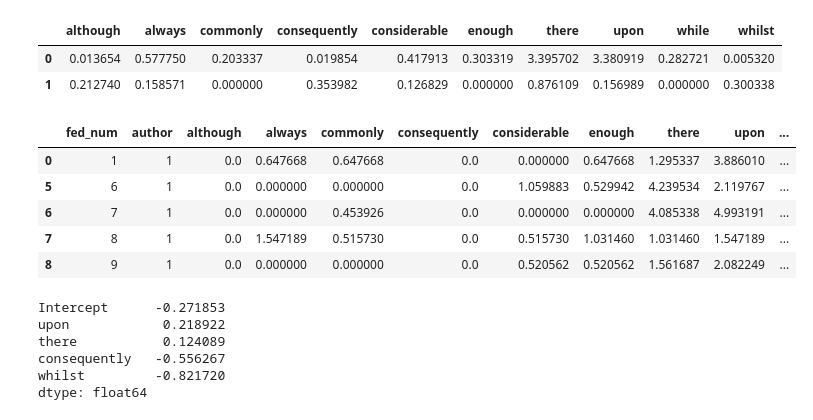
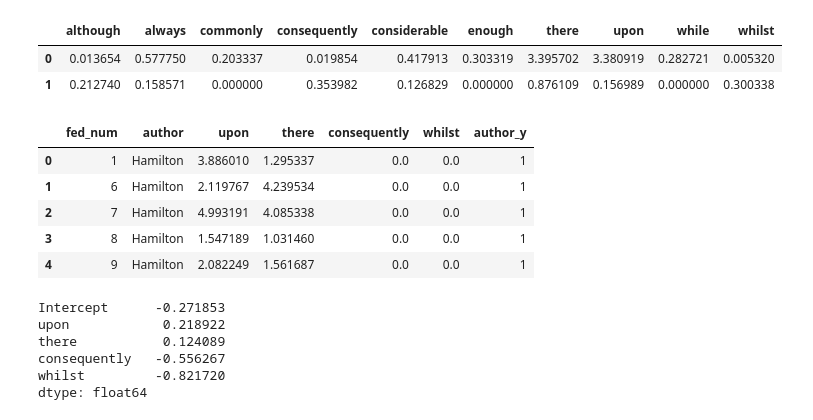
Before and after one commit to jeffallen13/qsspy, a Jupyter notebook: DISCOVERY/discovery-py.ipynb, the cells around one changed output. Cells and saved outputs as stored; diff of their text form; code cells hidden in the pictures.

```diff
--- a/DISCOVERY/discovery-py.ipynb
+++ b/DISCOVERY/discovery-py.ipynb
@@ -467,22 +467,24 @@ tfm_ave
 # %%
 # add tfm to the federalist data frame
 federalist = pd.concat([federalist, tfm], axis=1)
 
-select_vars = ['fed_num', 'author'] + words
+model_words = ['upon', 'there', 'consequently', 'whilst']
+
+select_vars = ['fed_num', 'author'] + model_words
 
 hm_data = (
     federalist.loc[federalist['author'].isin(['Hamilton', 'Madison']),
                    select_vars]
-).copy()
+).copy().reset_index(drop=True)
 
-hm_data['author'] = np.where(hm_data['author'] == "Hamilton", 1, -1)
+hm_data['author_y'] = np.where(hm_data['author'] == "Hamilton", 1, -1)
 
 hm_data.head()
 # %% [output]
-|  | fed_num | author | although | always | commonly | consequently | considerable | enough | there | upon | ... |
-| 0 | 1 | 1 | 0.0 | 0.647668 | 0.647668 | 0.0 | 0.000000 | 0.647668 | 1.295337 | 3.886010 | ... |
-| 5 | 6 | 1 | 0.0 | 0.000000 | 0.000000 | 0.0 | 1.059883 | 0.529942 | 4.239534 | 2.119767 | ... |
-| 6 | 7 | 1 | 0.0 | 0.000000 | 0.453926 | 0.0 | 0.000000 | 0.000000 | 4.085338 | 4.993191 | ... |
-| 7 | 8 | 1 | 0.0 | 1.547189 | 0.515730 | 0.0 | 0.515730 | 1.031460 | 1.031460 | 1.547189 | ... |
-| 8 | 9 | 1 | 0.0 | 0.000000 | 0.000000 | 0.0 | 0.520562 | 0.520562 | 1.561687 | 2.082249 | ... |
+|  | fed_num | author | upon | there | consequently | whilst | author_y |
+| 0 | 1 | Hamilton | 3.886010 | 1.295337 | 0.0 | 0.0 | 1 |
+| 1 | 6 | Hamilton | 2.119767 | 4.239534 | 0.0 | 0.0 | 1 |
+| 2 | 7 | Hamilton | 4.993191 | 4.085338 | 0.0 | 0.0 | 1 |
+| 3 | 8 | Hamilton | 1.547189 | 1.031460 | 0.0 | 0.0 | 1 |
+| 4 | 9 | Hamilton | 2.082249 | 1.561687 | 0.0 | 0.0 | 1 |
 # %%
```
Also changed, not shown: parts of 11 cells of this notebook, 2 other files.
